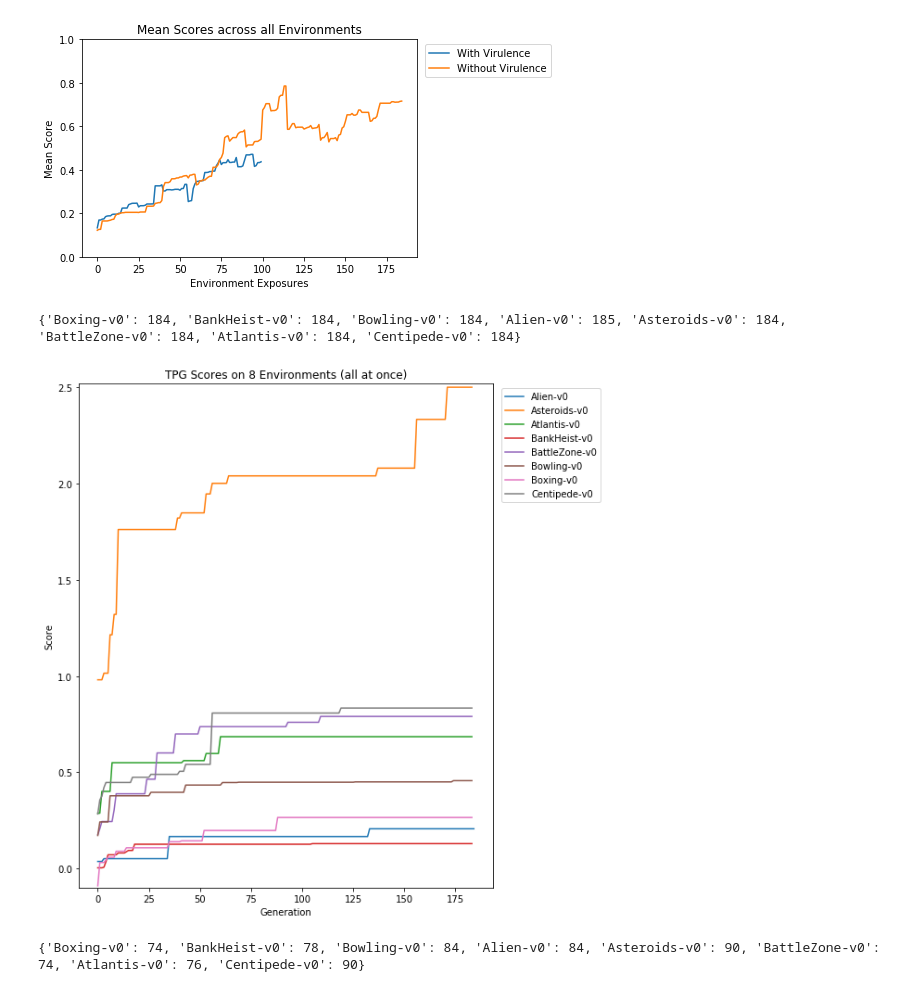
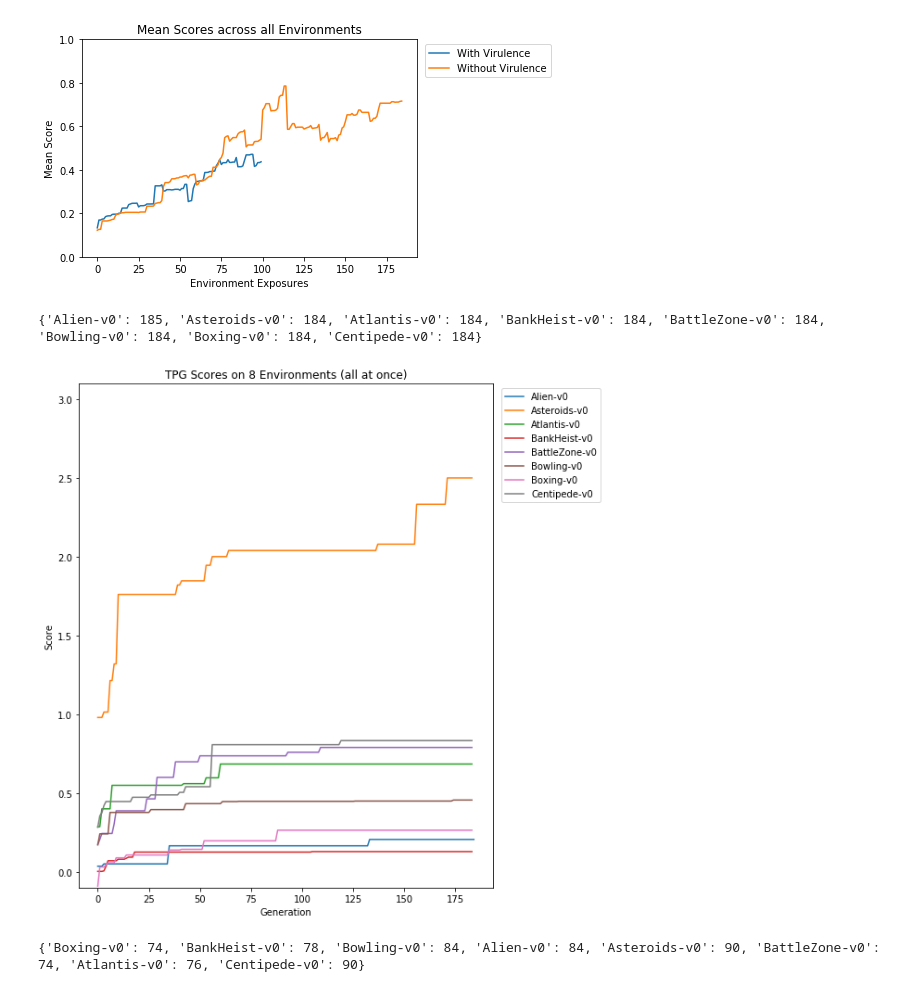
Before and after one commit to Ryan-Amaral/general-game-playing-tpg, a Jupyter notebook: game-scores/game-scores.ipynb, the cells around one changed output. Cells and saved outputs as stored; diff of their text form; code cells hidden in the pictures.

```diff
--- a/game-scores/game-scores.ipynb
+++ b/game-scores/game-scores.ipynb
@@ -163,36 +163,38 @@ plt.show()
 # %%
 df = pd.read_csv('8-all-at-once.txt')
 
 envDfs = []
 lengths = {}
 for envName in sorted(pd.unique(df.envName)):
     envDfs.append(df.loc[df['envName'] == envName])
     lengths[envName] = len(envDfs[-1])
 
 print(lengths)
 
 # 10 colors in cycle
 plt.figure(figsize=(8,10))
 cnt = 0
 lineStyles = ['-', '--', '-.']
 lsi = 0
 for edf in envDfs:
     cnt += 1
+    #print(edf.envName + ': ' + str(max(((edf.tpgMax-soloRandomScores[edf.envName.iloc[0]])/
+    #               (soloTpgScores[edf.envName.iloc[0]]-soloRandomScores[edf.envName.iloc[0]])).tolist())))
     plt.plot(((edf.tpgMax-soloRandomScores[edf.envName.iloc[0]])/
                    (soloTpgScores[edf.envName.iloc[0]]-soloRandomScores[edf.envName.iloc[0]])).tolist(),
              label=edf.envName.iloc[0], ls=lineStyles[lsi])
     if cnt == 10:
         cnt = 0
         lsi += 1
 plt.legend(loc=2, bbox_to_anchor=(1.01, 1.0))
-plt.ylim(-0.1,2.52)
+plt.ylim(-0.1,3.1)
 plt.xlabel('Generation')
 plt.ylabel('Score')
 plt.title('TPG Scores on 8 Environments (all at once)')
 plt.show()
 # %% [output]
-{'Boxing-v0': 184, 'BankHeist-v0': 184, 'Bowling-v0': 184, 'Alien-v0': 185, 'Asteroids-v0': 184, 'BattleZone-v0': 184, 'Atlantis-v0': 184, 'Centipede-v0': 184}
+{'Alien-v0': 185, 'Asteroids-v0': 184, 'Atlantis-v0': 184, 'BankHeist-v0': 184, 'BattleZone-v0': 184, 'Bowling-v0': 184, 'Boxing-v0': 184, 'Centipede-v0': 184}
-[figure, old version]
+[figure, new version]
 # %%
 df = pd.read_csv('8-all-at-once-window-2.txt')
 
```
Also changed, not shown: parts of 4 cells of this notebook, 3 other files.
